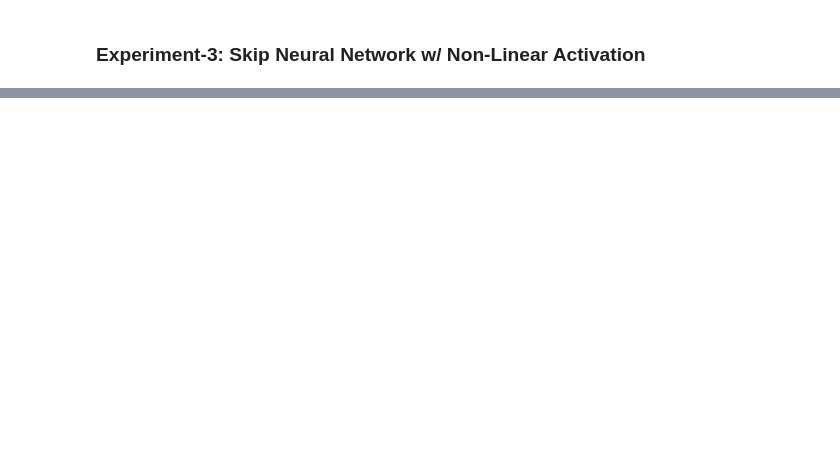
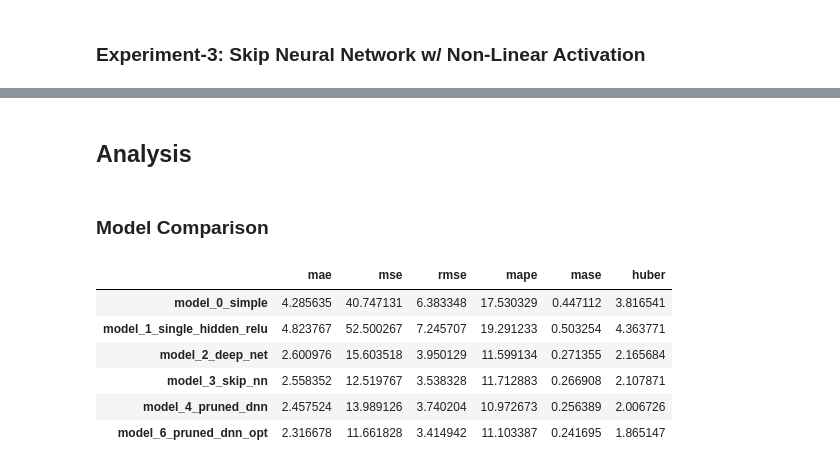
Before and after one commit to bkubick/deep-learning-development, a Jupyter notebook: projects/boston_housing/boston_housing_predict.ipynb, the cells around one changed output, grey strips where cells are left out. Cells and saved outputs as stored; diff of their text form; code cells hidden in the pictures; blank space fills up the shorter version.

```diff
--- a/projects/boston_housing/boston_housing_predict.ipynb
+++ b/projects/boston_housing/boston_housing_predict.ipynb
@@ -476,0 +543,5 @@ RegressionPredictionMetrics(mae=2.596233, mse=12.286273, rmse=3.505178, mape=12.
+# %%
+model_4_preds = model_4.predict(test_dataset)
+
+model_4_results = ml_toolbox.analysis.regression.generate_prediction_metrics(y_test, tf.squeeze(model_4_preds), model_4_name)
+model_4_results
@@ -476,0 +683,5 @@ RegressionPredictionMetrics(mae=2.596233, mse=12.286273, rmse=3.505178, mape=12.
+# %%
+model_6_preds = model_6.predict(test_dataset)
+
+model_6_results = ml_toolbox.analysis.regression.generate_prediction_metrics(y_test, tf.squeeze(model_6_preds), model_6_name)
+model_6_results
@@ -476,0 +691,24 @@ RegressionPredictionMetrics(mae=2.596233, mse=12.286273, rmse=3.505178, mape=12.
+# %% [markdown]
+## Analysis
+# %% [markdown]
+### Model Comparison
+# %%
+all_results = [
+    model_0_results,
+    model_1_results,
+    model_2_results,
+    model_3_results,
+    model_4_results,
+    model_6_results,
+]
+
+all_results_df = ml_toolbox.analysis.regression.generate_prediction_metrics_dataframe(all_results)
+all_results_df
+# %% [output]
+|  | mae | mse | rmse | mape | mase | huber |
+| model_0_simple | 4.285635 | 40.747131 | 6.383348 | 17.530329 | 0.447112 | 3.816541 |
+| model_1_single_hidden_relu | 4.823767 | 52.500267 | 7.245707 | 19.291233 | 0.503254 | 4.363771 |
+| model_2_deep_net | 2.600976 | 15.603518 | 3.950129 | 11.599134 | 0.271355 | 2.165684 |
+| model_3_skip_nn | 2.558352 | 12.519767 | 3.538328 | 11.712883 | 0.266908 | 2.107871 |
+| model_4_pruned_dnn | 2.457524 | 13.989126 | 3.740204 | 10.972673 | 0.256389 | 2.006726 |
+| model_6_pruned_dnn_opt | 2.316678 | 11.661828 | 3.414942 | 11.103387 | 0.241695 | 1.865147 |
```
Also changed, not shown: parts of 36 cells of this notebook.
